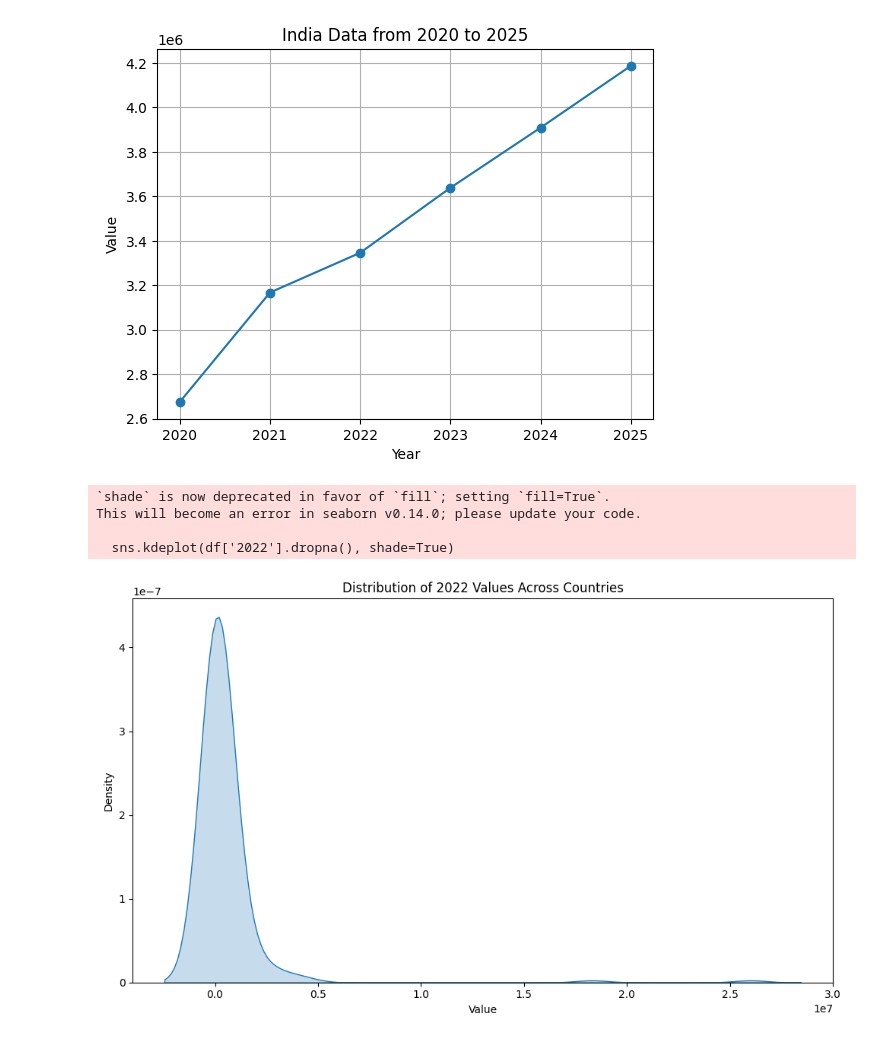
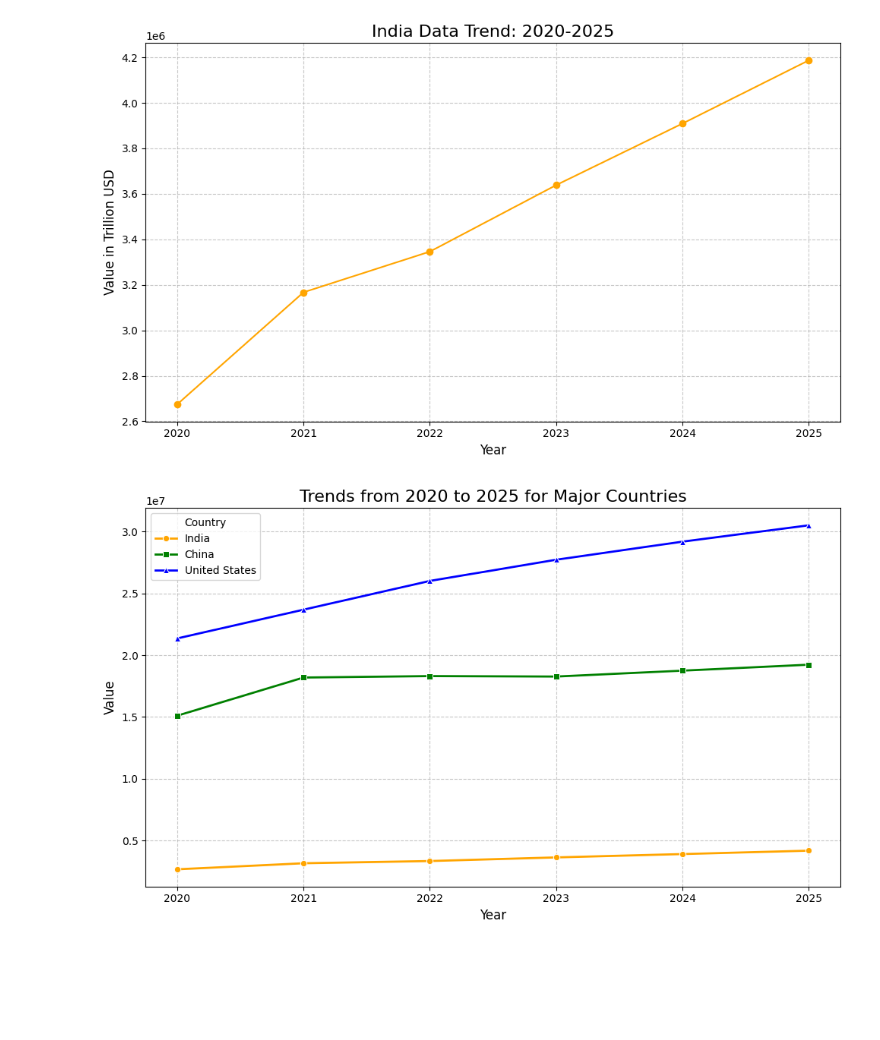
Before and after one commit to thevishwass/miniProject03, a Jupyter notebook: notebooks/jupyter.ipynb, the cells around one changed output. Cells and saved outputs as stored; diff of their text form; code cells hidden in the pictures; blank space fills up the shorter version.

```diff
--- a/notebooks/jupyter.ipynb
+++ b/notebooks/jupyter.ipynb
@@ -42,26 +22,39 @@ plt.show()
 # %%
-# Select one country, e.g., 'Albania'
-india_data = df[df['Country'] == 'India'].iloc[0, 1:]  # selects all year columns
+# Select India data
+india_data = df[df['Country'] == 'India'].iloc[0, 1:]  # all years columns
 
-# Plotting
-india_data.plot(kind='line', marker='o')
-plt.title('India Data from 2020 to 2025')
-plt.xlabel('Year')
-plt.ylabel('Value')
-plt.grid(True)
+plt.figure(figsize=(10,6))
+india_data.plot(kind='line', marker='o', color='orange')
+plt.title('India Data Trend: 2020-2025', fontsize=16)
+plt.xlabel('Year', fontsize=12)
+plt.ylabel('Value in Trillion USD', fontsize=12)
+plt.grid(True, linestyle='--', alpha=0.7)
+plt.tight_layout()
 plt.show()
 # %% [output]
-[figure, old version]
+[figure, new version]
 # %%
+#  Filter dataset for major countries
+big_countries = ['India', 'China', 'United States']
+selected = df[df['Country'].isin(big_countries)].set_index('Country').T
+
+# Reset the index to have years as a column for better plotting
+selected = selected.reset_index().rename(columns={'index': 'Year'})
+
+# Plot
 plt.figure(figsize=(10,6))
-sns.kdeplot(df['2022'].dropna(), shade=True)
-plt.title('Distribution of 2022 Values Across Countries')
-plt.xlabel('Value')
+sns.lineplot(data=selected, x='Year', y='India', marker='o', label='India', color='orange', linewidth=2)
+sns.lineplot(data=selected, x='Year', y='China', marker='s', label='China', color='green', linewidth=2)
+sns.lineplot(data=selected, x='Year', y='United States', marker='^', label='United States', color='blue', linewidth=2)
+
+# Titles and labels
+plt.title('Trends from 2020 to 2025 for Major Countries', fontsize=16)
+plt.xlabel('Year', fontsize=12)
+plt.ylabel('Value', fontsize=12)
+plt.xticks(rotation=0)
+plt.grid(True, linestyle='--', alpha=0.7)
+plt.legend(title='Country', fontsize=10)
 plt.tight_layout()
 plt.show()
 # %% [output]
-`shade` is now deprecated in favor of `fill`; setting `fill=True`.
-This will become an error in seaborn v0.14.0; please update your code.
-
-  sns.kdeplot(df['2022'].dropna(), shade=True)
-[figure, old version]
+[figure, new version]
```
Also changed, not shown: parts of 3 cells of this notebook.
